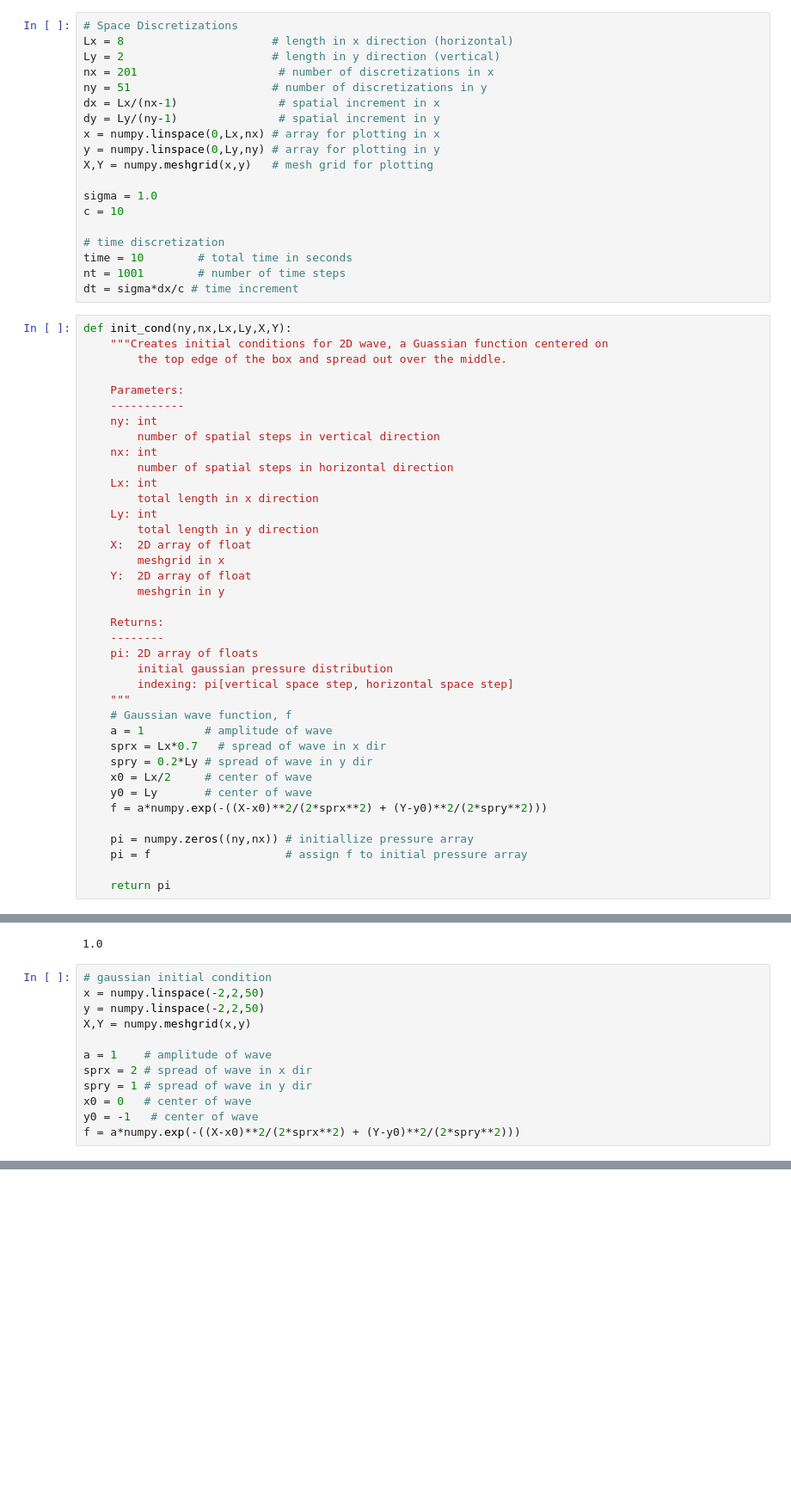
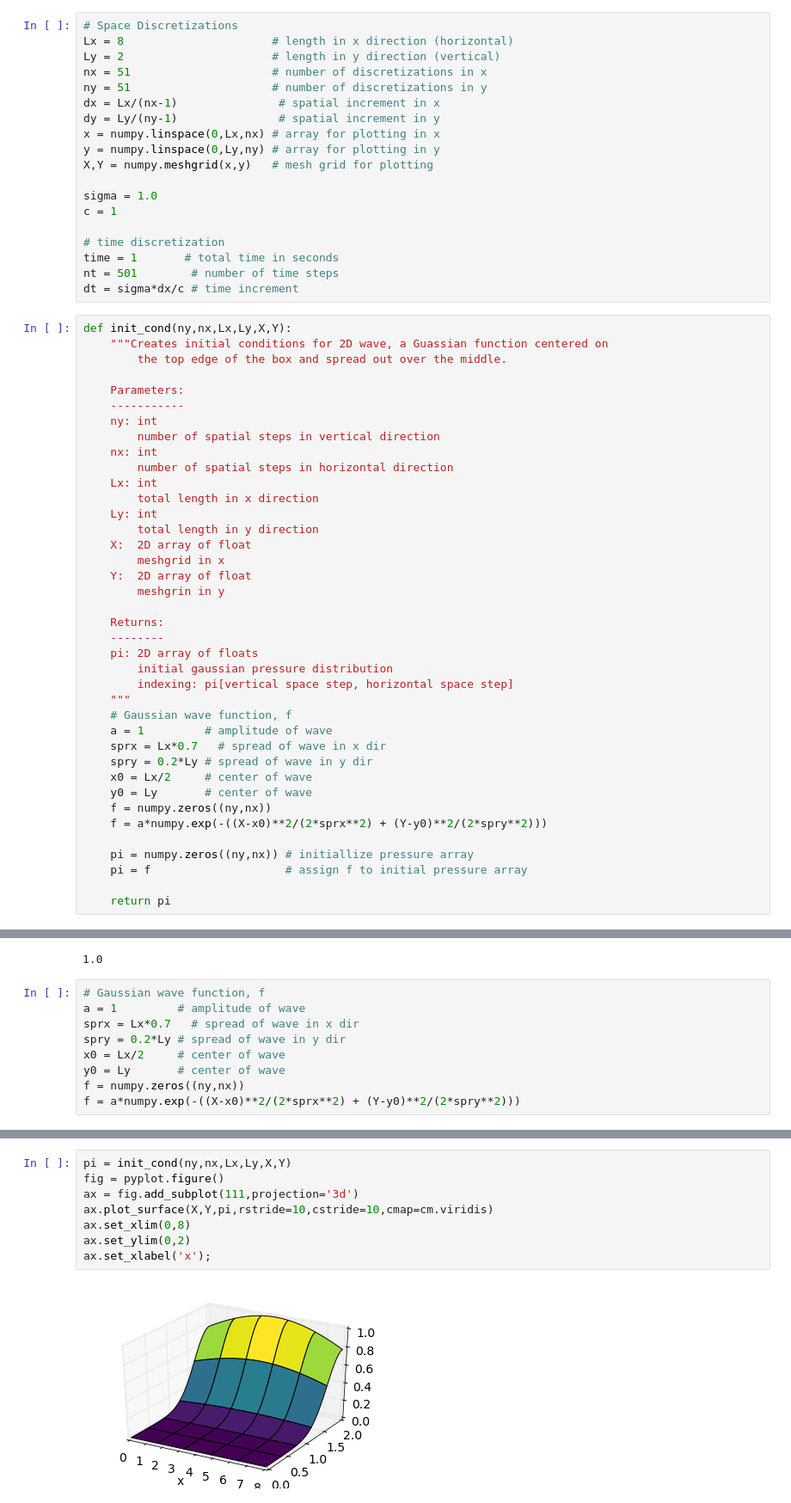
Before and after one commit to numerical-mooc/assignment-bank-2016, a Jupyter notebook: morrill/testing_with_waves.ipynb, the cells around one changed output, grey strips where cells are left out. Shown at 86% size. Cells and saved outputs as stored; diff of their text form; blank space fills up the shorter version.

```diff
--- a/morrill/testing_with_waves.ipynb
+++ b/morrill/testing_with_waves.ipynb
@@ -8,7 +8,7 @@ rcParams['font.size'] = 14
 # Space Discretizations
 Lx = 8                      # length in x direction (horizontal)
 Ly = 2                      # length in y direction (vertical)
-nx = 201                     # number of discretizations in x
+nx = 51                     # number of discretizations in x
 ny = 51                     # number of discretizations in y
 dx = Lx/(nx-1)               # spatial increment in x
 dy = Ly/(ny-1)               # spatial increment in y
@@ -17,11 +17,11 @@ y = numpy.linspace(0,Ly,ny) # array for plotting in y
 X,Y = numpy.meshgrid(x,y)   # mesh grid for plotting
 
 sigma = 1.0
-c = 10
+c = 1
 
 # time discretization
-time = 10        # total time in seconds
-nt = 1001        # number of time steps
+time = 1       # total time in seconds
+nt = 501        # number of time steps
 dt = sigma*dx/c # time increment
 # %%
 def init_cond(ny,nx,Lx,Ly,X,Y):
@@ -55,6 +55,7 @@ def init_cond(ny,nx,Lx,Ly,X,Y):
     spry = 0.2*Ly # spread of wave in y dir
     x0 = Lx/2     # center of wave
     y0 = Ly       # center of wave
+    f = numpy.zeros((ny,nx))
     f = a*numpy.exp(-((X-x0)**2/(2*sprx**2) + (Y-y0)**2/(2*spry**2)))
 
     pi = numpy.zeros((ny,nx)) # initiallize pressure array
@@ -115,14 +188,11 @@ c*dt/dx
 # %% [output]
 1.0
 # %%
-# gaussian initial condition
-x = numpy.linspace(-2,2,50)
-y = numpy.linspace(-2,2,50)
-X,Y = numpy.meshgrid(x,y)
-
-a = 1    # amplitude of wave
-sprx = 2 # spread of wave in x dir
-spry = 1 # spread of wave in y dir
-x0 = 0   # center of wave
-y0 = -1   # center of wave
+# Gaussian wave function, f
+a = 1         # amplitude of wave
+sprx = Lx*0.7   # spread of wave in x dir
+spry = 0.2*Ly # spread of wave in y dir
+x0 = Lx/2     # center of wave
+y0 = Ly       # center of wave
+f = numpy.zeros((ny,nx))
 f = a*numpy.exp(-((X-x0)**2/(2*sprx**2) + (Y-y0)**2/(2*spry**2)))
@@ -136,0 +199,10 @@ f = a*numpy.exp(-((X-x0)**2/(2*sprx**2) + (Y-y0)**2/(2*spry**2)))
+# %%
+pi = init_cond(ny,nx,Lx,Ly,X,Y)
+fig = pyplot.figure()
+ax = fig.add_subplot(111,projection='3d')
+ax.plot_surface(X,Y,pi,rstride=10,cstride=10,cmap=cm.viridis)
+ax.set_xlim(0,8)
+ax.set_ylim(0,2)
+ax.set_xlabel('x');
+# %% [output]
+[figure, added]
```
Also changed, not shown: parts of 12 cells of this notebook.
